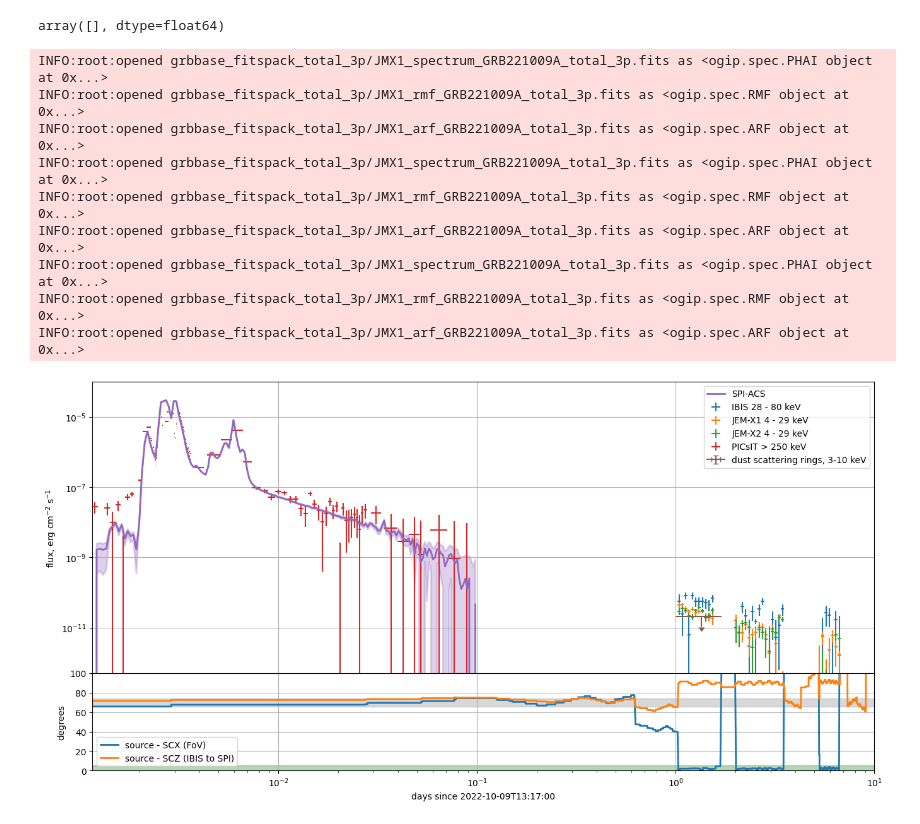
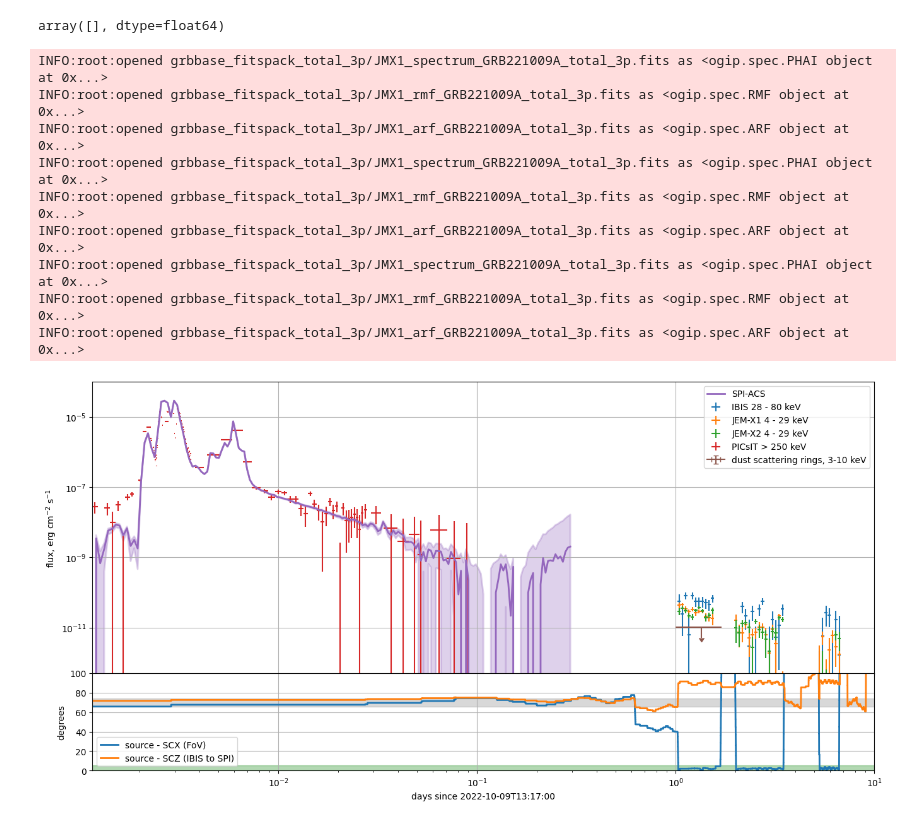
Before and after one commit to volodymyrss/grb221009, a Jupyter notebook: afterglow.ipynb, the cells around one changed output. Cells and saved outputs as stored; diff of their text form; code cells hidden in the pictures.

```diff
--- a/afterglow.ipynb
+++ b/afterglow.ipynb
@@ -418,7 +419,7 @@ cts_to_fluence = 3e-10
 t_acs_offset = 70./24/3600
 
 tail_change = 0.01
-tail_bins = np.logspace(-3, -1, 200)
+tail_bins = np.logspace(-3, np.log10(0.3), 200)
 
 acs_T = np.concatenate([np.linspace(0, tail_change, int(tail_change/0.1)), tail_bins])
 acs_Tc = (acs_T[1:] + acs_T[:-1])/2.
@@ -456,8 +457,8 @@ lc_by_instrument['acs'] = {'t': acs_Tc - t_acs_offset, 'r': acs_C, 're': (acs_Cm
 
 plt.errorbar(
     (rings_r2558_t1_since_t0_d + rings_r2558_t2_since_t0_d)/2.,
-    rings_flux_ecs_3_10_r2558*2,
     rings_flux_ecs_3_10_r2558,
+    rings_flux_ecs_3_10_r2558/2.,
     xerr=(rings_r2558_t2_since_t0_d - rings_r2558_t1_since_t0_d)/2.,
     uplims=[True],
     label="dust scattering rings, 3-10 keV"
@@ -478,31 +479,31 @@ m_stable_ons_response = plot_obs()
 plt.ylabel("degrees")
 plt.ylim([0, 100])
 plt.xlim([100./24/3600, 10])
 
 # plt.grid(which='both')
 plt.grid()
 
 plt.legend(loc="lower left")
 
 plt.xlabel(f"days since {T0_isot}")
 
 plt.subplots_adjust(hspace=0)
 # plt.semilogx()
 
 plt.savefig("lc.png")
 plt.savefig("lc.pdf")
 
 # TODO: plot early AG SPI-ACS
 # TODO: plot model fitb
 # TODO: plot rings contribution approx
 # %% [output]
 INFO:root:opened grbbase_fitspack_total_3p/JMX1_spectrum_GRB221009A_total_3p.fits as <ogip.spec.PHAI object at 0x...>
 INFO:root:opened grbbase_fitspack_total_3p/JMX1_rmf_GRB221009A_total_3p.fits as <ogip.spec.RMF object at 0x...>
 INFO:root:opened grbbase_fitspack_total_3p/JMX1_arf_GRB221009A_total_3p.fits as <ogip.spec.ARF object at 0x...>
 INFO:root:opened grbbase_fitspack_total_3p/JMX1_spectrum_GRB221009A_total_3p.fits as <ogip.spec.PHAI object at 0x...>
 INFO:root:opened grbbase_fitspack_total_3p/JMX1_rmf_GRB221009A_total_3p.fits as <ogip.spec.RMF object at 0x...>
 INFO:root:opened grbbase_fitspack_total_3p/JMX1_arf_GRB221009A_total_3p.fits as <ogip.spec.ARF object at 0x...>
 INFO:root:opened grbbase_fitspack_total_3p/JMX1_spectrum_GRB221009A_total_3p.fits as <ogip.spec.PHAI object at 0x...>
 INFO:root:opened grbbase_fitspack_total_3p/JMX1_rmf_GRB221009A_total_3p.fits as <ogip.spec.RMF object at 0x...>
 INFO:root:opened grbbase_fitspack_total_3p/JMX1_arf_GRB221009A_total_3p.fits as <ogip.spec.ARF object at 0x...>
-[figure, old version]
+[figure, new version]
```
Also changed, not shown: parts of 9 cells of this notebook, 1 other file.
